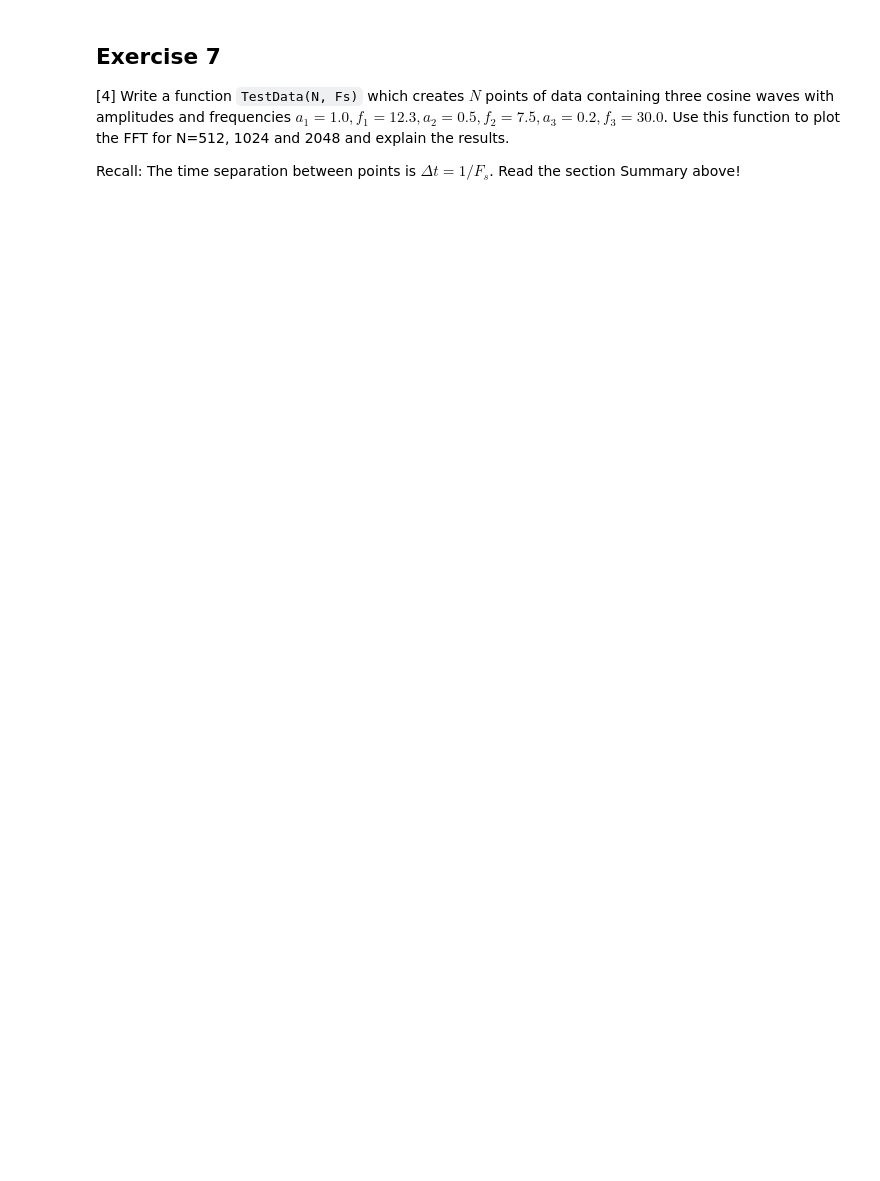
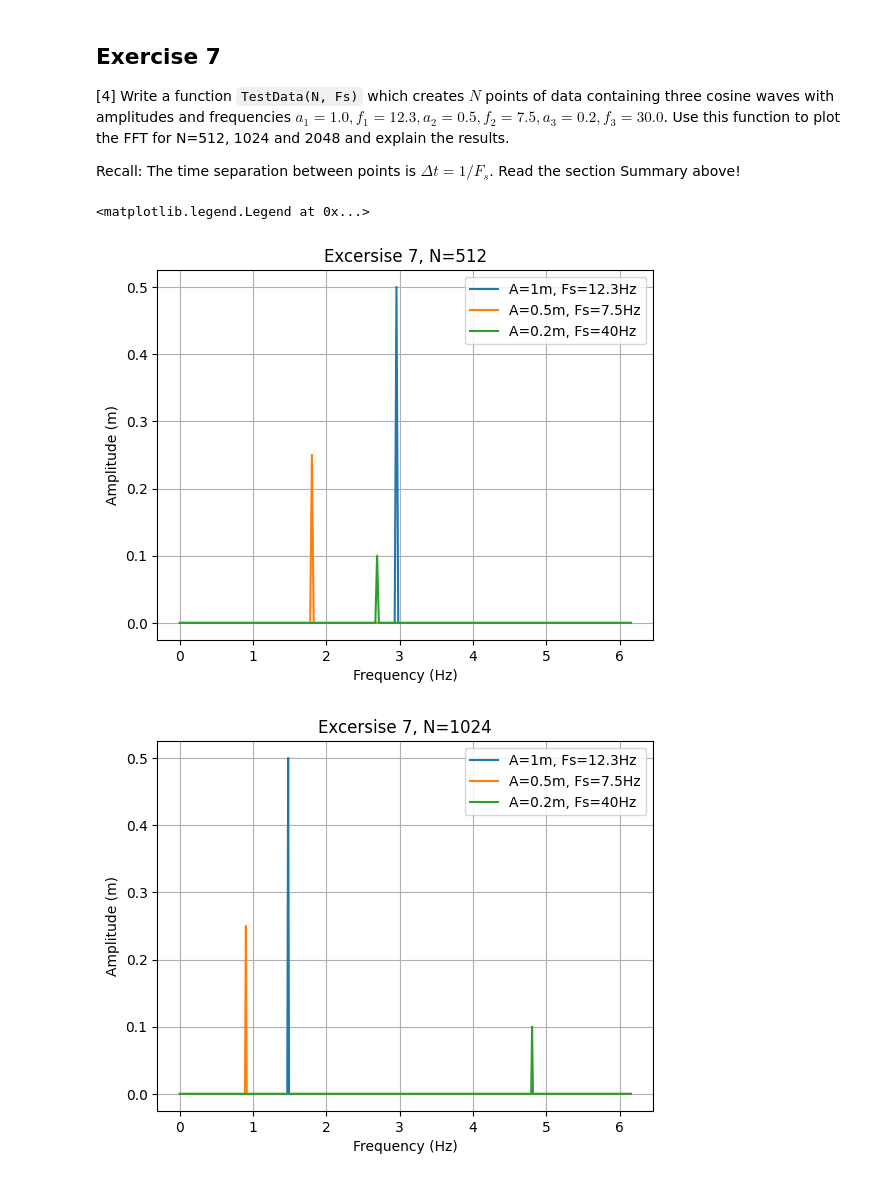
Before and after one commit to PX2145-2025/week-10-b-EvansElliot, a Jupyter notebook: FFT.ipynb, the cells around one changed output. Drawn from its saved outputs; the diff is of its cells as text; code cells hidden in the pictures; blank space fills up the shorter version.

```diff
--- a/FFT.ipynb
+++ b/FFT.ipynb
@@ -427,3 +468,53 @@ plt.subplots()
 [4] Write a function `TestData(N, Fs)` which creates $N$ points of data containing three cosine waves with amplitudes and frequencies $a_1 = 1.0, f_1 = 12.3, a_2 = 0.5, f_2 = 7.5, a_3 = 0.2, f_3 = 30.0$. Use this function to plot the FFT for N=512, 1024 and 2048 and explain the results.
 
  Recall: The time separation between points is $\Delta t = 1/F_s$. Read the section Summary above!
+# %%
+def TestData(a,N,Fs):
+  tau=10
+  t = np.linspace(0, tau, N, endpoint=False)
+  return a*np.cos(2*np.pi*Fs*t)
+
+frqa,Xa=Spectrum1(TestData(1,512,12.3),12.3)
+frqb,Xb=Spectrum1(TestData(0.5,512,7.5),7.5)
+frqc,Xc=Spectrum1(TestData(0.2,512,40),30)
+
+plt.plot(frqa,Xa,label=(f'A=1m, Fs=12.3Hz'))
+plt.plot(frqa,Xb,label='A=0.5m, Fs=7.5Hz')
+plt.plot(frqa,Xc, label='A=0.2m, Fs=40Hz')
+plt.xlabel('Frequency (Hz)')
+plt.ylabel('Amplitude (m)')
+plt.title('Excersise 7, N=512')
+plt.grid(True)
+plt.legend(loc='best')
+plt.subplots()
+
+frqa,Xa=Spectrum1(TestData(1,1024,12.3),12.3)
+frqb,Xb=Spectrum1(TestData(0.5,1024,7.5),7.5)
+frqc,Xc=Spectrum1(TestData(0.2,1024,40),30)
+
+plt.plot(frqa,Xa,label=(f'A=1m, Fs=12.3Hz'))
+plt.plot(frqa,Xb,label='A=0.5m, Fs=7.5Hz')
+plt.plot(frqa,Xc, label='A=0.2m, Fs=40Hz')
+plt.xlabel('Frequency (Hz)')
+plt.ylabel('Amplitude (m)')
+plt.title('Excersise 7, N=1024')
+plt.grid(True)
+plt.legend(loc='best')
+plt.subplots()
+
+frqa,Xa=Spectrum1(TestData(1,2048,12.3),12.3)
+frqb,Xb=Spectrum1(TestData(0.5,2048,7.5),7.5)
+frqc,Xc=Spectrum1(TestData(0.2,2048,40),30)
+
+plt.plot(frqa,Xa,label=(f'A=1m, Fs=12.3Hz'))
+plt.plot(frqa,Xb,label='A=0.5m, Fs=7.5Hz')
+plt.plot(frqa,Xc, label='A=0.2m, Fs=40Hz')
+plt.xlabel('Frequency (Hz)')
+plt.ylabel('Amplitude (m)')
+plt.title('Excersise 7, N=2048')
+plt.grid(True)
+plt.legend(loc='best')
+# %% [output]
+<matplotlib.legend.Legend at 0x...>
+[figure, added]
+[figure, added]
```
Also changed, not shown: parts of 8 cells of this notebook.
